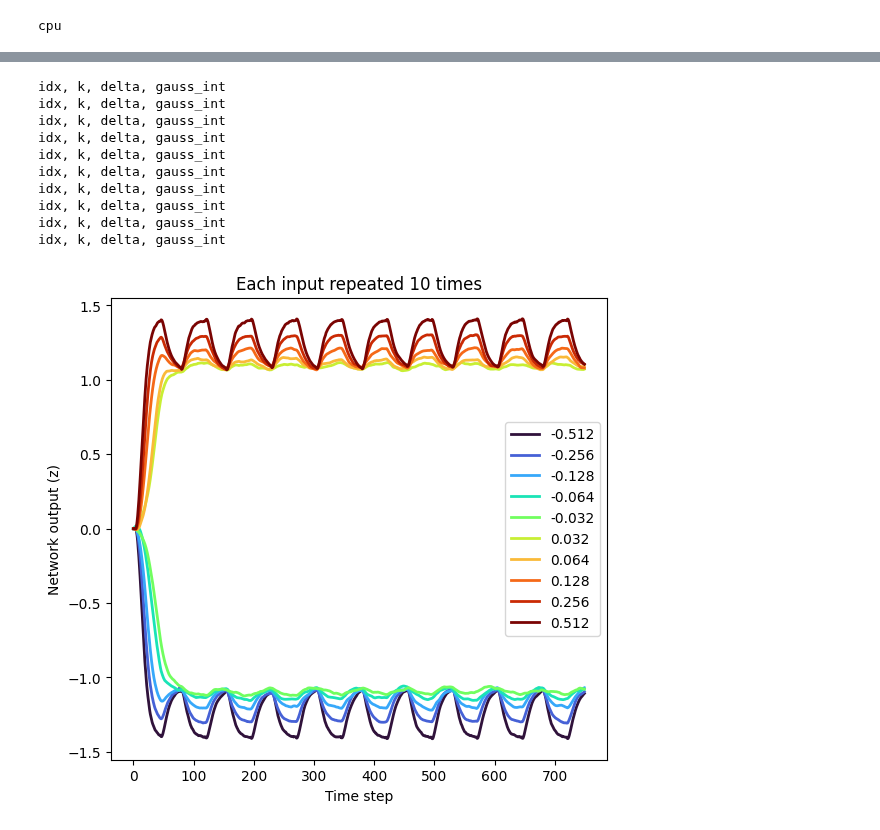
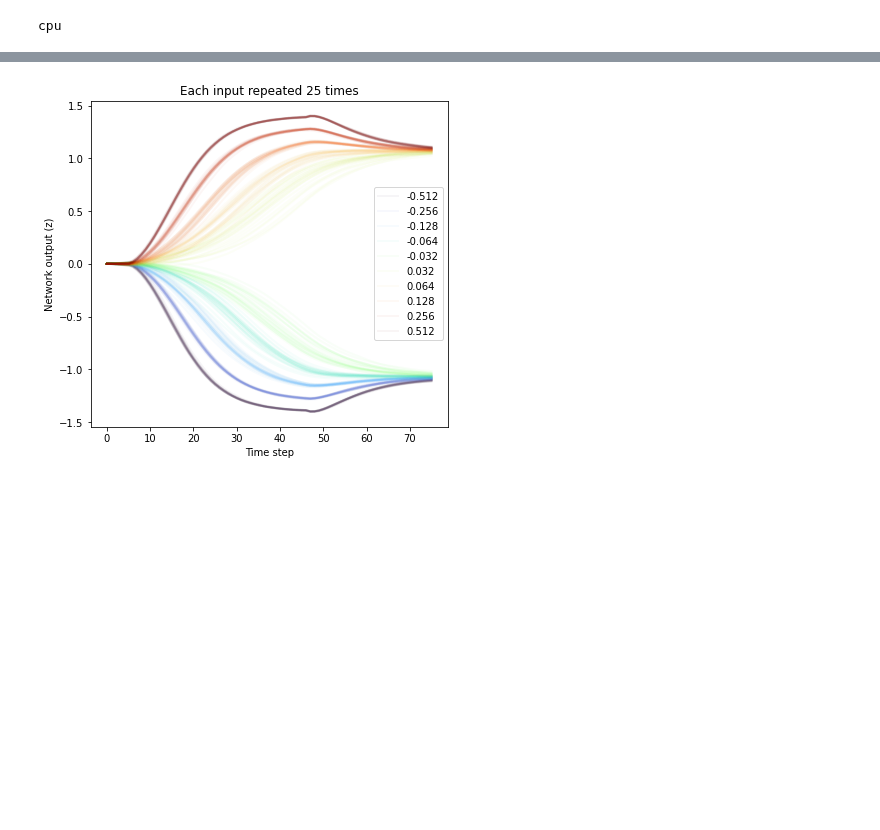
Before and after one commit to Erfan7bt/MHBF, a Jupyter notebook: Projects/ErfanCheck.ipynb, the cells around one changed output, grey strips where cells are left out. Saved outputs shown, nothing was run; the diff lists cells and outputs as text; code cells hidden in the pictures; blank space fills up the shorter version.

```diff
--- a/Projects/ErfanCheck.ipynb
+++ b/Projects/ErfanCheck.ipynb
@@ -72,24 +73,14 @@ idx, k, delta, gauss_int
 # %%
 
 plot_input_range(onedmodel,
                 single_decision,
 #                  [-16, -8]) h
                 (3.2/100)*np.array([-16, -8, -4, -2, -1, 1, 2, 4, 8, 16]),
-                alpha=1,
-                num_repeat=10,
+                alpha=0,
+                num_repeat=25,
                 background="white")
 # %% [output]
-idx, k, delta, gauss_int
-idx, k, delta, gauss_int
-idx, k, delta, gauss_int
-idx, k, delta, gauss_int
-idx, k, delta, gauss_int
-idx, k, delta, gauss_int
-idx, k, delta, gauss_int
-idx, k, delta, gauss_int
-idx, k, delta, gauss_int
-idx, k, delta, gauss_int
-[figure, old version]
+[figure, new version]
 # %%
 #check the equivalent one, two dimensional models
 onedmodel_given= OneDimEquivalent(model_rank1,given_params=True)
```
Also changed, not shown: parts of 7 cells of this notebook, 1 other file.
